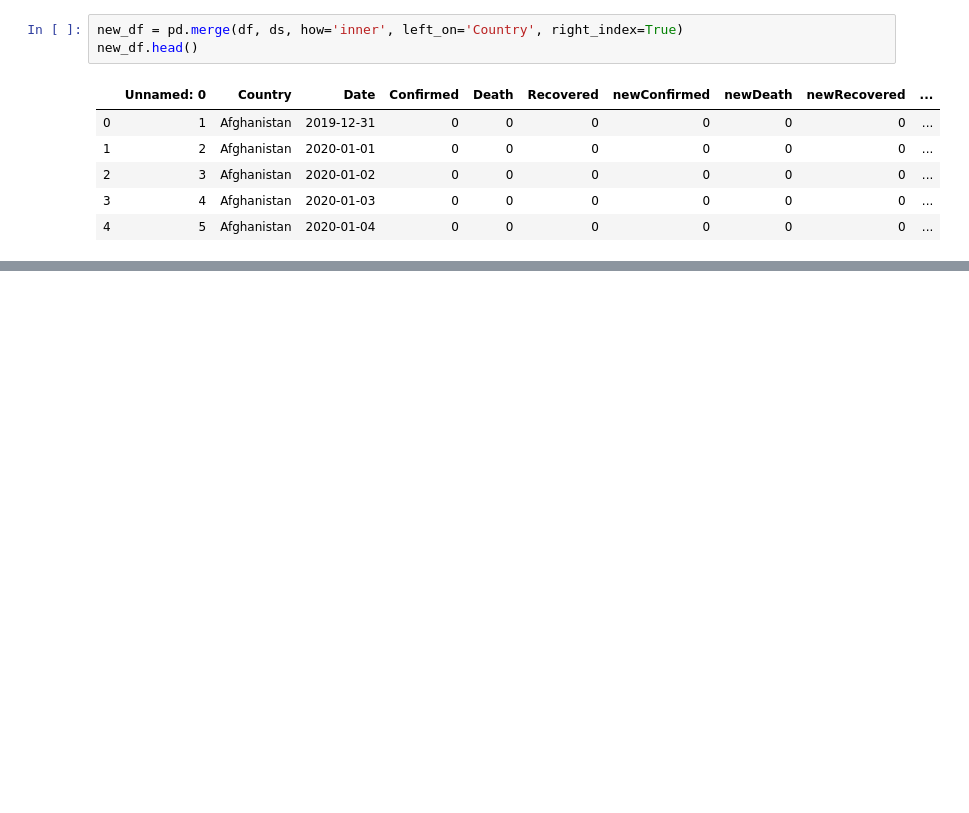
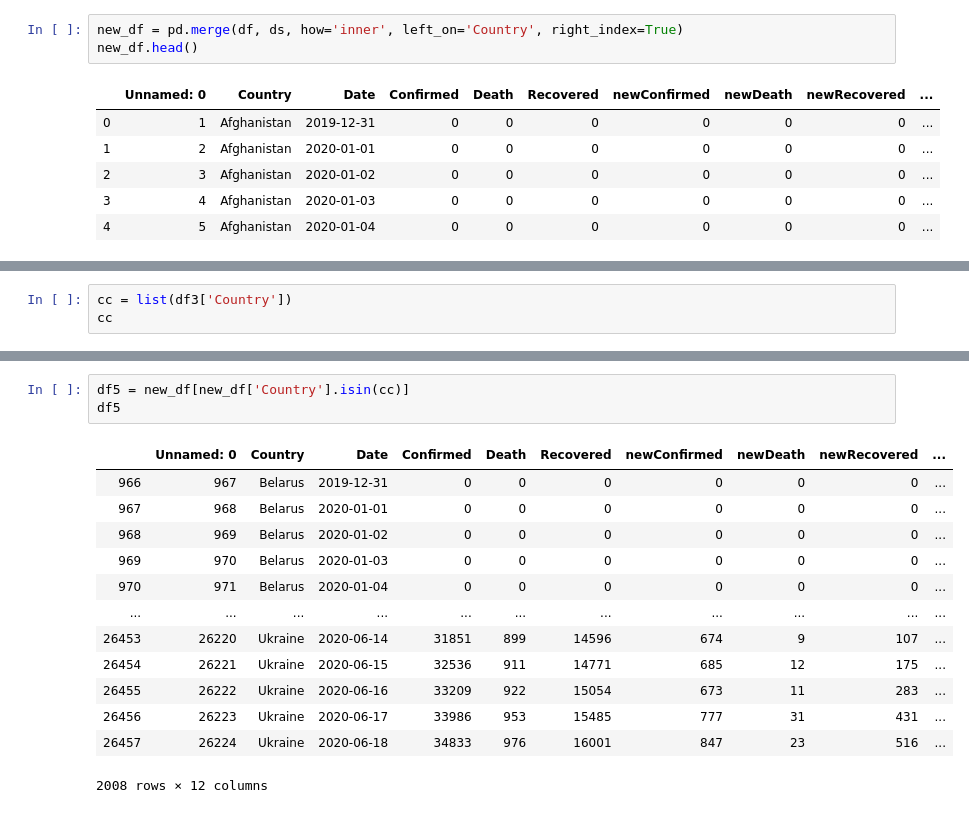
Before and after one commit to karashchuk/mathstatistics_08, a Jupyter notebook: Statistics_COVID.ipynb, the cells around one changed output, grey strips where cells are left out. Cells and saved outputs as stored; diff of their text form; blank space fills up the shorter version.

```diff
--- a/Statistics_COVID.ipynb
+++ b/Statistics_COVID.ipynb
@@ -59,0 +80,3 @@ new_df.head()
+# %%
+cc = list(df3['Country'])
+cc
@@ -59,0 +96,17 @@ new_df.head()
+# %%
+df5 = new_df[new_df['Country'].isin(cc)]
+df5
+# %% [output]
+|  | Unnamed: 0 | Country | Date | Confirmed | Death | Recovered | newConfirmed | newDeath | newRecovered | ... |
+| 966 | 967 | Belarus | 2019-12-31 | 0 | 0 | 0 | 0 | 0 | 0 | ... |
+| 967 | 968 | Belarus | 2020-01-01 | 0 | 0 | 0 | 0 | 0 | 0 | ... |
+| 968 | 969 | Belarus | 2020-01-02 | 0 | 0 | 0 | 0 | 0 | 0 | ... |
+| 969 | 970 | Belarus | 2020-01-03 | 0 | 0 | 0 | 0 | 0 | 0 | ... |
+| 970 | 971 | Belarus | 2020-01-04 | 0 | 0 | 0 | 0 | 0 | 0 | ... |
+| ... | ... | ... | ... | ... | ... | ... | ... | ... | ... | ... |
+| 26453 | 26220 | Ukraine | 2020-06-14 | 31851 | 899 | 14596 | 674 | 9 | 107 | ... |
+| 26454 | 26221 | Ukraine | 2020-06-15 | 32536 | 911 | 14771 | 685 | 12 | 175 | ... |
+| 26455 | 26222 | Ukraine | 2020-06-16 | 33209 | 922 | 15054 | 673 | 11 | 283 | ... |
+| 26456 | 26223 | Ukraine | 2020-06-17 | 33986 | 953 | 15485 | 777 | 31 | 431 | ... |
+| 26457 | 26224 | Ukraine | 2020-06-18 | 34833 | 976 | 16001 | 847 | 23 | 516 | ... |
+2008 rows × 12 columns
```
Also changed, not shown: parts of 8 cells of this notebook.
